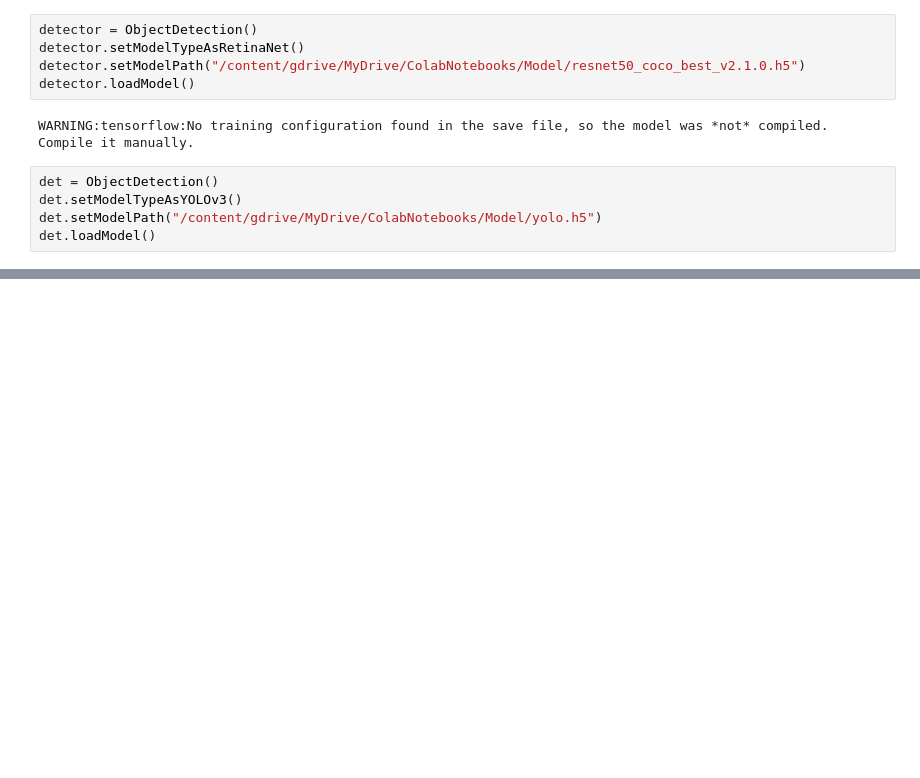
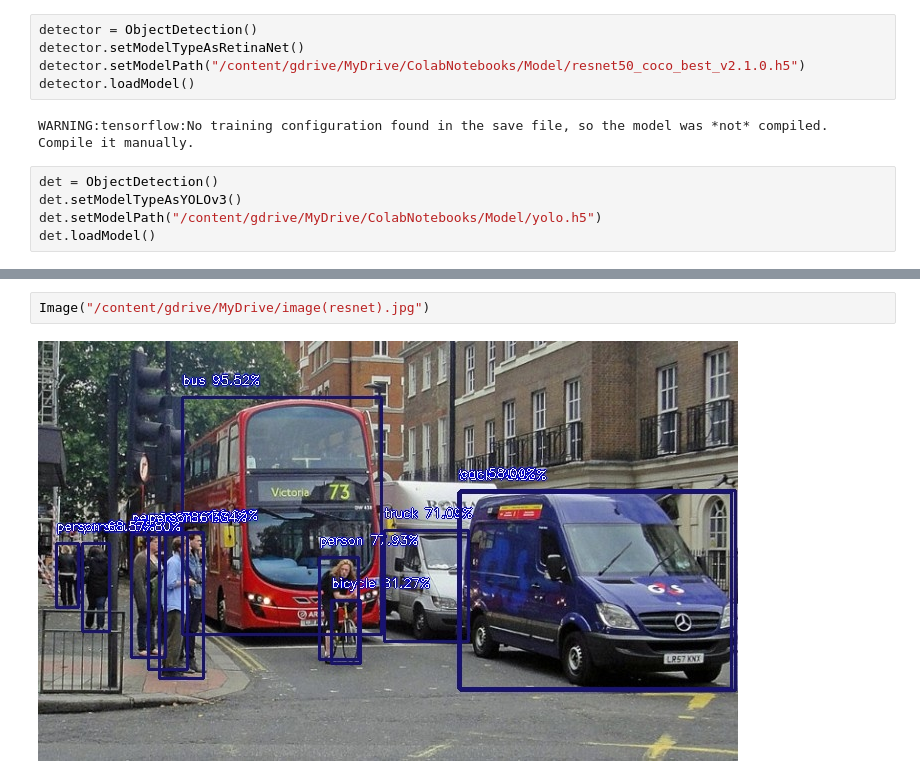
Before and after one commit to vladimirlabynko/CV_TEST, a Jupyter notebook: Images.ipynb, the cells around one changed output, grey strips where cells are left out. Saved outputs shown, nothing was run; the diff lists cells and outputs as text; blank space fills up the shorter version.

Commit message:
Test models with image

```diff
--- a/Images.ipynb
+++ b/Images.ipynb
@@ -75,0 +83,4 @@ det.loadModel()
+# %%
+Image("/content/gdrive/MyDrive/image(resnet).jpg")
+# %% [output]
+[figure, added]
```
Also changed, not shown: parts of 10 cells of this notebook.
